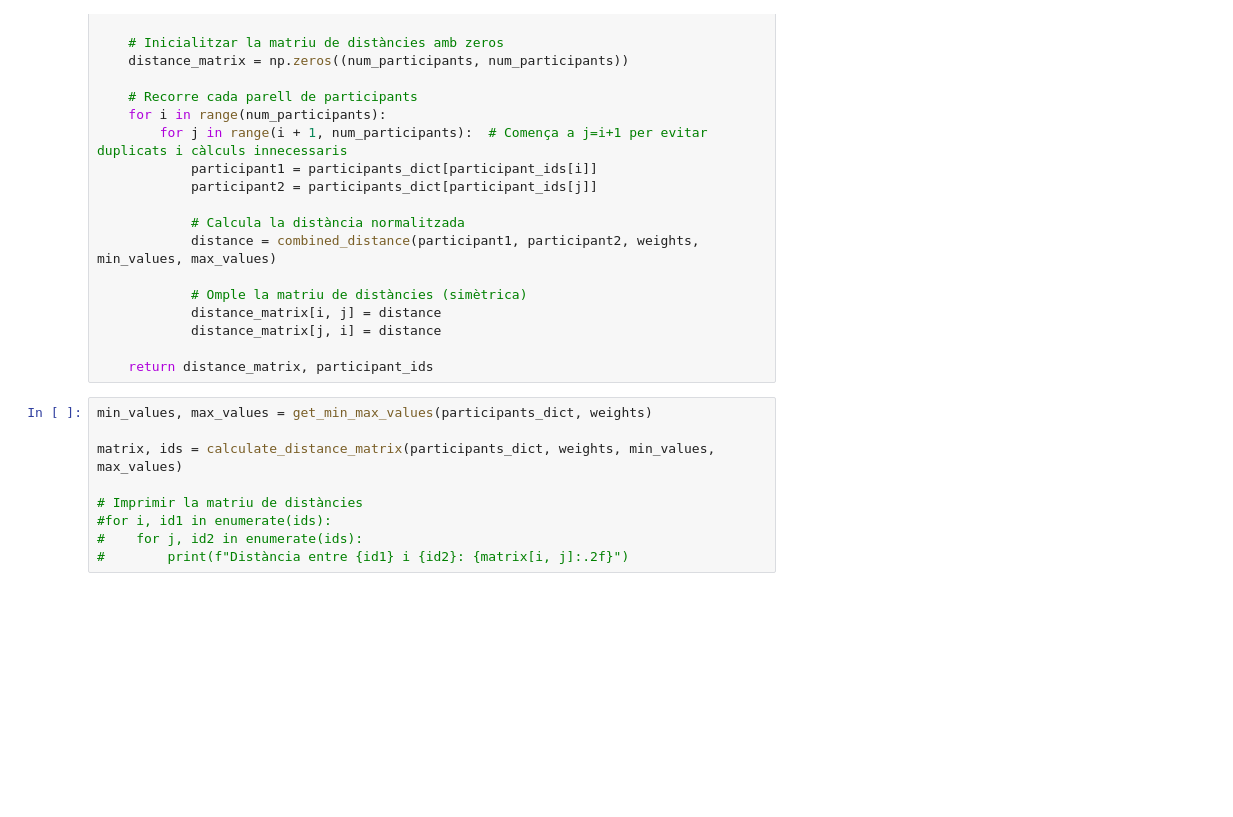
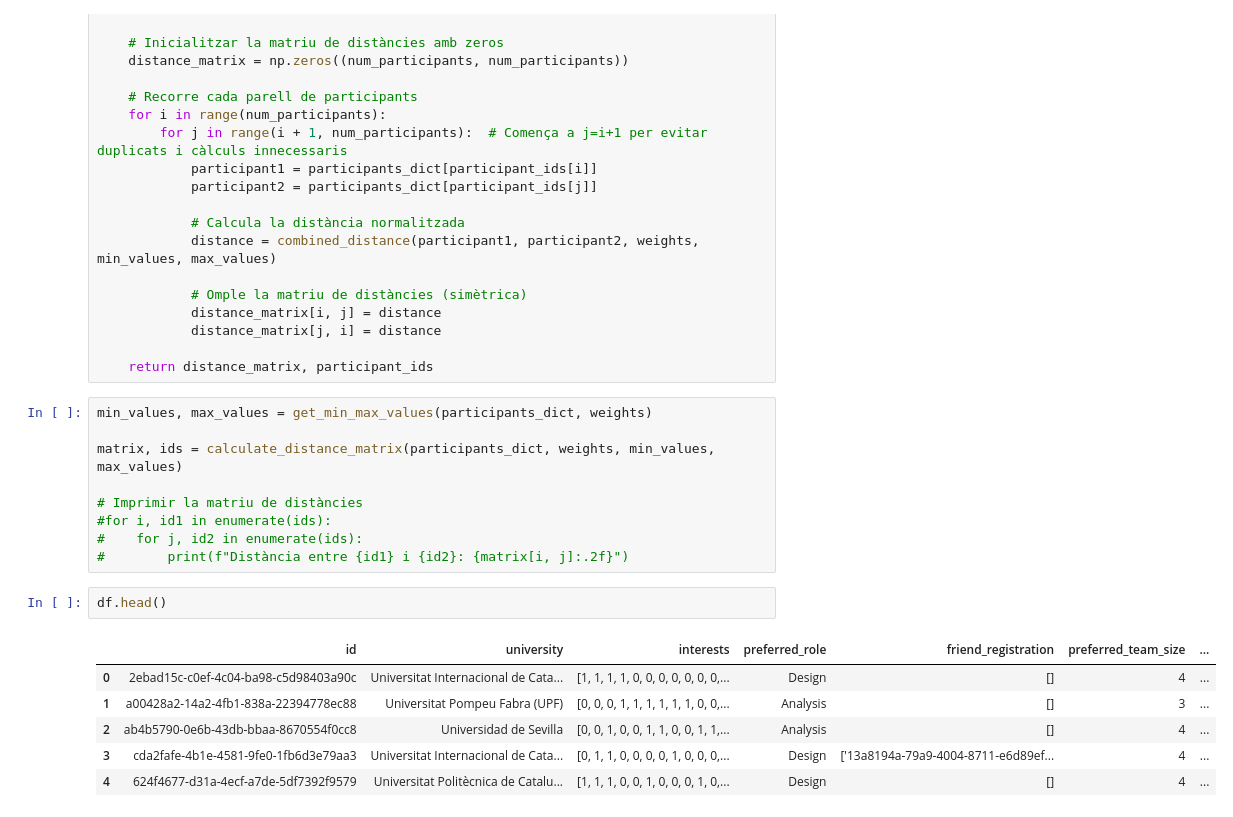
Before and after one commit to aleix-albaiges/Datathon2024-GroupCreation, a Jupyter notebook: Preprocessing/dist_cal.ipynb, the cells around one changed output. Saved outputs shown, nothing was run; the diff lists cells and outputs as text; blank space fills up the shorter version.

```diff
--- a/Preprocessing/dist_cal.ipynb
+++ b/Preprocessing/dist_cal.ipynb
@@ -330,3 +336,12 @@ matrix, ids = calculate_distance_matrix(participants_dict, weights, min_values,
 #for i, id1 in enumerate(ids):
 #    for j, id2 in enumerate(ids):
 #        print(f"Distància entre {id1} i {id2}: {matrix[i, j]:.2f}")
+# %%
+df.head()
+# %% [output]
+|  | id | university | interests | preferred_role | friend_registration | preferred_team_size | ... |
+| 0 | 2ebad15c-c0ef-4c04-ba98-c5d98403a90c | Universitat Internacional de Cata... | [1, 1, 1, 1, 0, 0, 0, 0, 0, 0, 0,... | Design | [] | 4 | ... |
+| 1 | a00428a2-14a2-4fb1-838a-22394778ec88 | Universitat Pompeu Fabra (UPF) | [0, 0, 0, 1, 1, 1, 1, 1, 1, 0, 0,... | Analysis | [] | 3 | ... |
+| 2 | ab4b5790-0e6b-43db-bbaa-8670554f0cc8 | Universidad de Sevilla | [0, 0, 1, 0, 0, 1, 1, 0, 0, 1, 1,... | Analysis | [] | 4 | ... |
+| 3 | cda2fafe-4b1e-4581-9fe0-1fb6d3e79aa3 | Universitat Internacional de Cata... | [0, 1, 1, 0, 0, 0, 0, 1, 0, 0, 0,... | Design | ['13a8194a-79a9-4004-8711-e6d89ef... | 4 | ... |
+| 4 | 624f4677-d31a-4ecf-a7de-5df7392f9579 | Universitat Politècnica de Catalu... | [1, 1, 1, 0, 0, 1, 0, 0, 0, 1, 0,... | Design | [] | 4 | ... |
```
Also changed, not shown: parts of 2 cells of this notebook, 1 other file.
